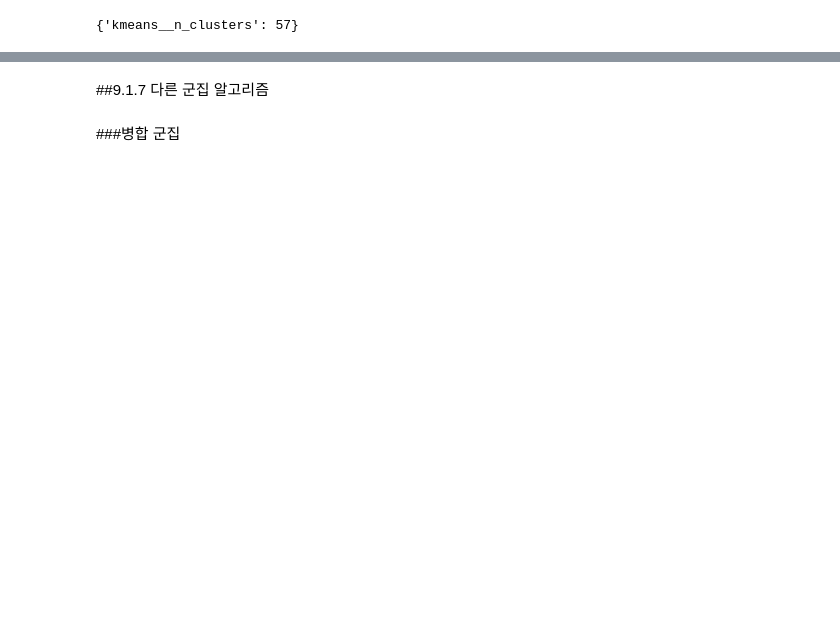
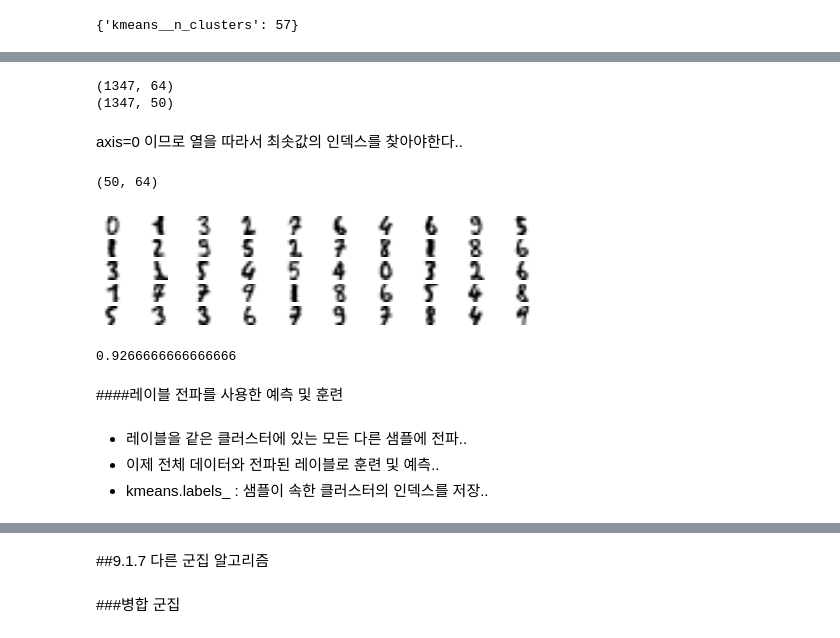
Before and after one commit to dong-tak123/BigAI, a Jupyter notebook: Hands_on_ML_2/Chapter9_비지도_학습.ipynb, the cells around one changed output, grey strips where cells are left out. Saved outputs shown, nothing was run; the diff lists cells and outputs as text; code cells hidden in the pictures; blank space fills up the shorter version.

```diff
--- a/Hands_on_ML_2/Chapter9_비지도_학습.ipynb
+++ b/Hands_on_ML_2/Chapter9_비지도_학습.ipynb
@@ -949,0 +1005,40 @@ grid_clf.best_params_
+# %%
+#50개의 클러스터로 모음..
+k = 50
+kmeans = KMeans(n_clusters=k, random_state=42)
+
+#transform() 메서드가 센트로이드까지의 거리를 반환..
+X_digits_dist = kmeans.fit_transform(X_train)
+# %%
+#아마 (X_train의 갯수, 50)..
+
+print(X_train.shape)
+print(X_digits_dist.shape)
+# %% [output]
+(1347, 64)
+(1347, 50)
+# %% [markdown]
+axis=0 이므로 열을 따라서 최솟값의 인덱스를 찾아야한다..
+# %%
+#대표이미지 할당..
+
+#각 클러스터(50개)마다 거리가 가장 짧은 샘플의 인덱스가 저장됨..
+representative_digit_idx = np.argmin(X_digits_dist, axis=0)
+X_representative_digits = X_train[representative_digit_idx]
+# %%
+#대표이미지 50개 뽑음..
+X_representative_digits.shape
+# %% [output]
+(50, 64)
+# %%
+#대표이미지 확인..
+
+plt.figure(figsize=(8, 2))
+for index, X_representative_digit in enumerate(X_representative_digits):
+    plt.subplot(k // 10, 10, index + 1)
+    plt.imshow(X_representative_digit.reshape(8, 8), cmap="binary", interpolation="bilinear")
+    plt.axis('off')
+
+plt.show()
+# %% [output]
+[figure, added]
@@ -949,0 +1059,13 @@ grid_clf.best_params_
+# %%
+#성능확인..
+#훨씬 좋다!!
+
+log_reg.score(X_test, y_test)
+# %% [output]
+0.9266666666666666
+# %% [markdown]
+####레이블 전파를 사용한 예측 및 훈련
+# %% [markdown]
+- 레이블을 같은 클러스터에 있는 모든 다른 샘플에 전파..
+- 이제 전체 데이터와 전파된 레이블로 훈련 및 예측..
+- kmeans.labels_ : 샘플이 속한 클러스터의 인덱스를 저장..
```
Also changed, not shown: parts of 57 cells of this notebook.
